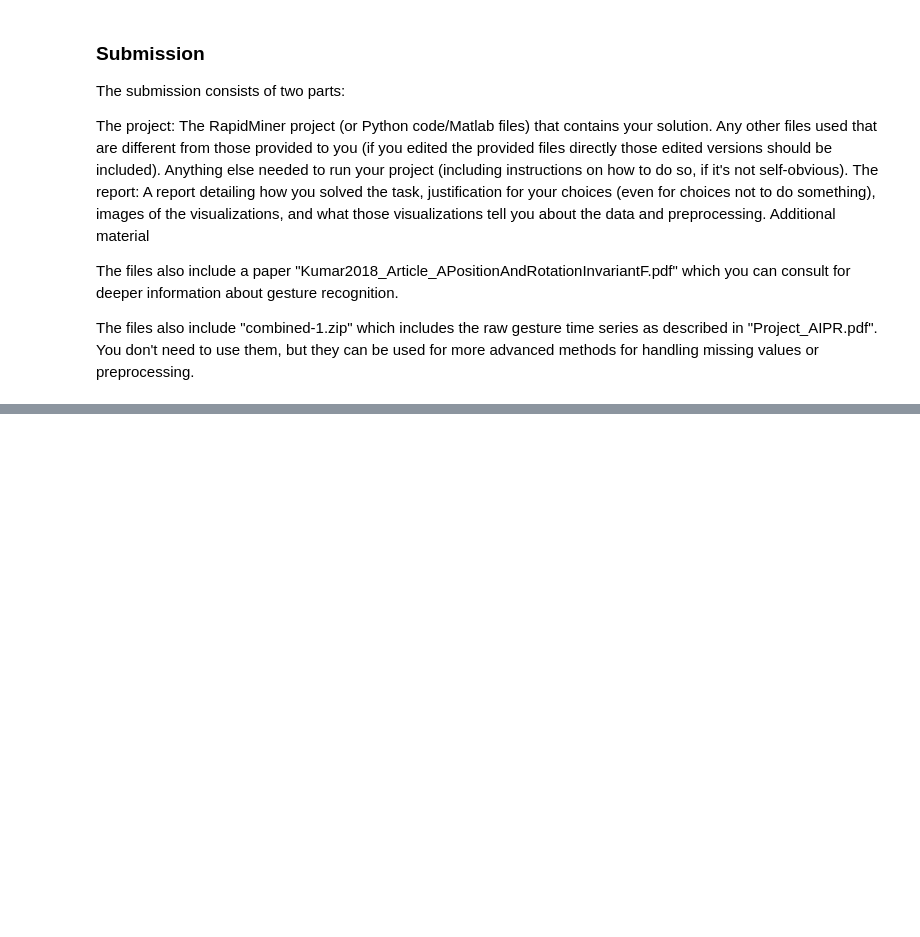
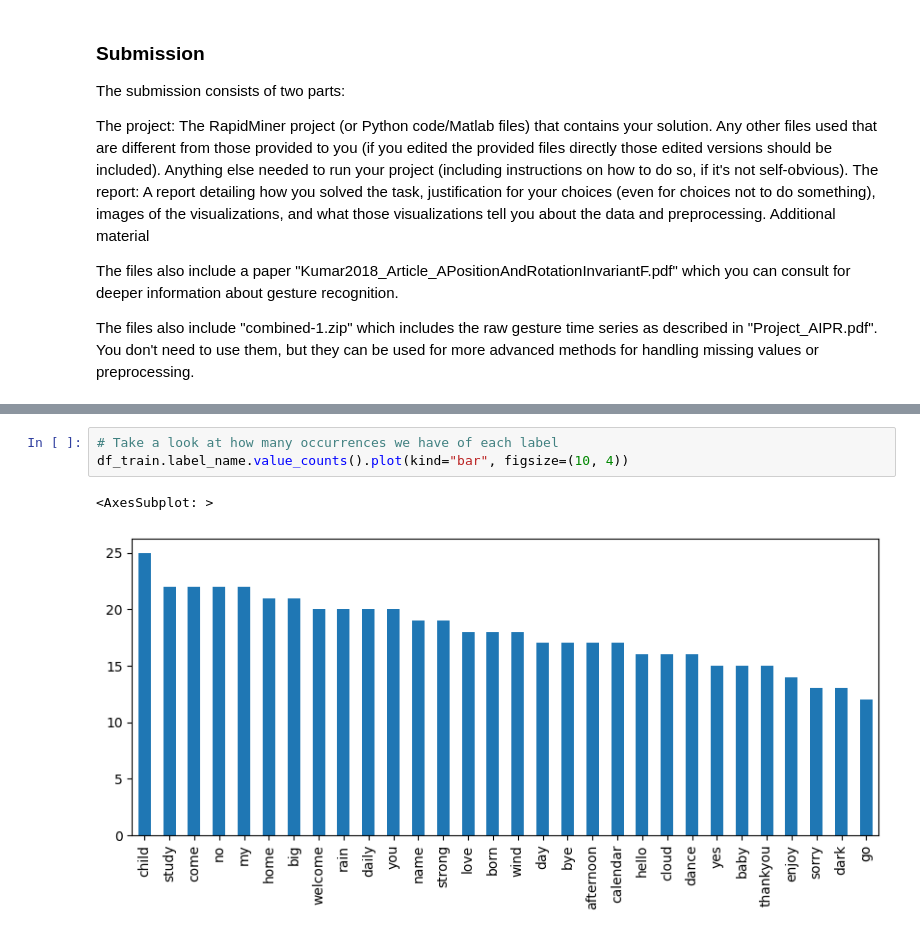
Before and after one commit to viktorparipas92/D7062E-projectgroup-10, a Jupyter notebook: Task1/KÅ/Task1.ipynb, the cells around one changed output, grey strips where cells are left out. Cells and saved outputs as stored; diff of their text form; blank space fills up the shorter version.

```diff
--- a/Task1/KÅ/Task1.ipynb
+++ b/Task1/KÅ/Task1.ipynb
@@ -85,3 +111,9 @@ df_train
+# %%
+# Take a look at how many occurrences we have of each label
+df_train.label_name.value_counts().plot(kind="bar", figsize=(10, 4))
+# %% [output]
+<AxesSubplot: >
+[figure, added]
 # %%
 # Look for columns that have missing values
 columns_null_sum = df_train.isnull().sum()
```
Also changed, not shown: parts of 24 cells of this notebook, 2 other files.
